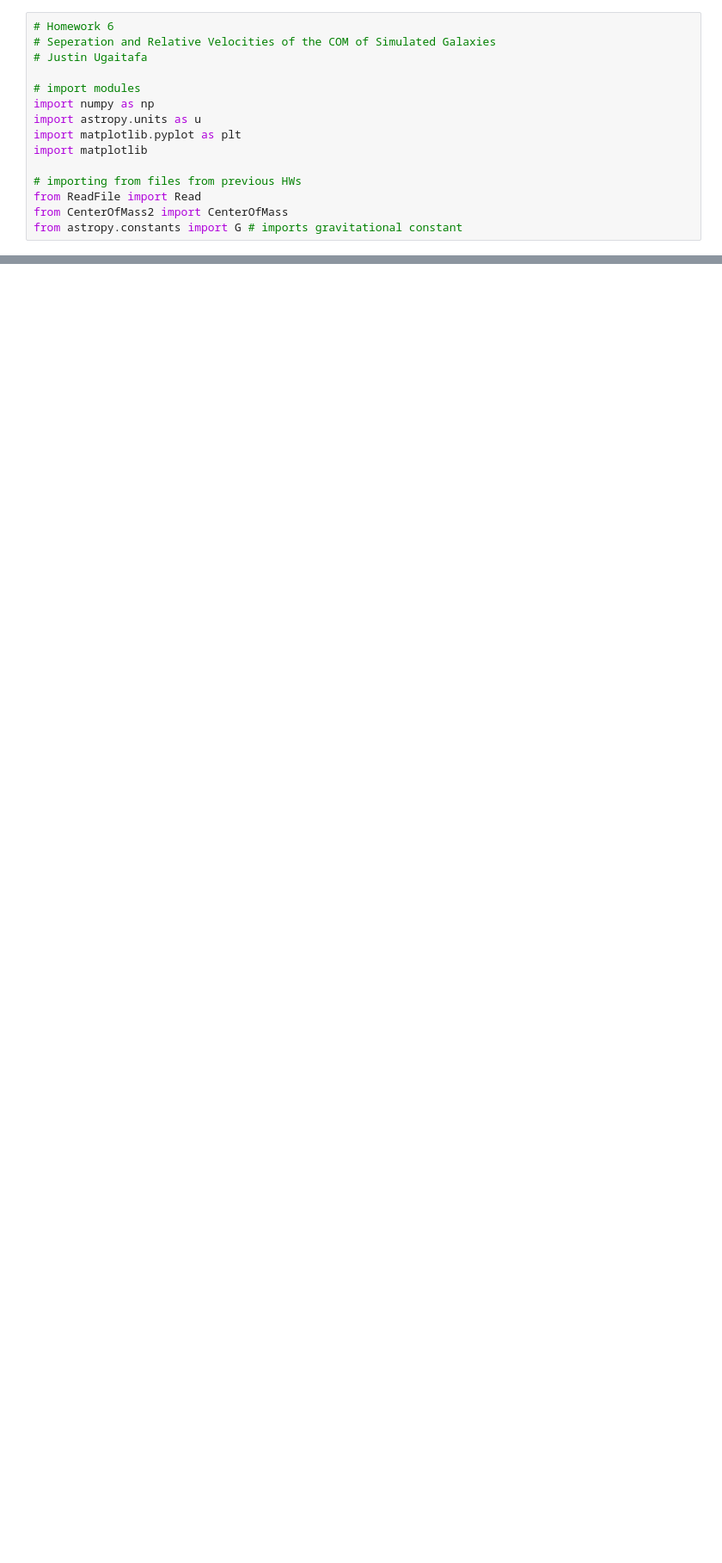
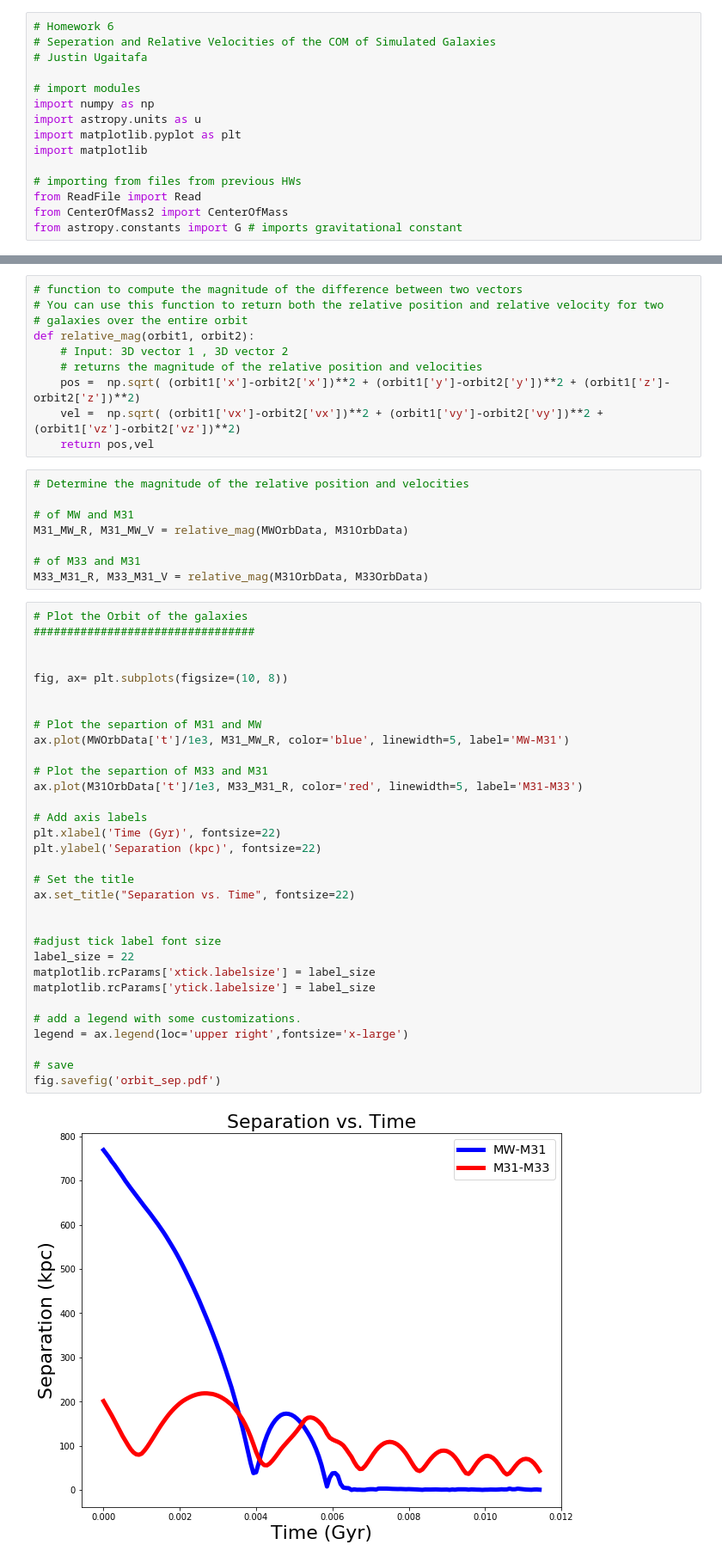
Before and after one commit to JTOKING/400B_Ugaitafa, a Jupyter notebook: Homeworks/HW6/OrbitCOM.ipynb, the cells around one changed output, grey strips where cells are left out. Shown at 86% size. Drawn from its saved outputs; the diff is of its cells as text; blank space fills up the shorter version.

```diff
--- a/Homeworks/HW6/OrbitCOM.ipynb
+++ b/Homeworks/HW6/OrbitCOM.ipynb
@@ -81,0 +112,52 @@ OSError: Orbit_MW.txt not found.
+# %%
+# function to compute the magnitude of the difference between two vectors
+# You can use this function to return both the relative position and relative velocity for two
+# galaxies over the entire orbit
+def relative_mag(orbit1, orbit2):
+    # Input: 3D vector 1 , 3D vector 2
+    # returns the magnitude of the relative position and velocities
+    pos =  np.sqrt( (orbit1['x']-orbit2['x'])**2 + (orbit1['y']-orbit2['y'])**2 + (orbit1['z']-orbit2['z'])**2)
+    vel =  np.sqrt( (orbit1['vx']-orbit2['vx'])**2 + (orbit1['vy']-orbit2['vy'])**2 + (orbit1['vz']-orbit2['vz'])**2)
+    return pos,vel
+# %%
+# Determine the magnitude of the relative position and velocities
+
+# of MW and M31
+M31_MW_R, M31_MW_V = relative_mag(MWOrbData, M31OrbData)
+
+# of M33 and M31
+M33_M31_R, M33_M31_V = relative_mag(M31OrbData, M33OrbData)
+# %%
+# Plot the Orbit of the galaxies
+#################################
+
+
+fig, ax= plt.subplots(figsize=(10, 8))
+
+
+# Plot the separtion of M31 and MW
+ax.plot(MWOrbData['t']/1e3, M31_MW_R, color='blue', linewidth=5, label='MW-M31')
+
+# Plot the separtion of M33 and M31
+ax.plot(M31OrbData['t']/1e3, M33_M31_R, color='red', linewidth=5, label='M31-M33')
+
+# Add axis labels
+plt.xlabel('Time (Gyr)', fontsize=22)
+plt.ylabel('Separation (kpc)', fontsize=22)
+
+# Set the title
+ax.set_title("Separation vs. Time", fontsize=22)
+
+
+#adjust tick label font size
+label_size = 22
+matplotlib.rcParams['xtick.labelsize'] = label_size
+matplotlib.rcParams['ytick.labelsize'] = label_size
+
+# add a legend with some customizations.
+legend = ax.legend(loc='upper right',fontsize='x-large')
+
+# save
+fig.savefig('orbit_sep.pdf')
+# %% [output]
+[figure, added]
```
Also changed, not shown: parts of 8 cells of this notebook.
